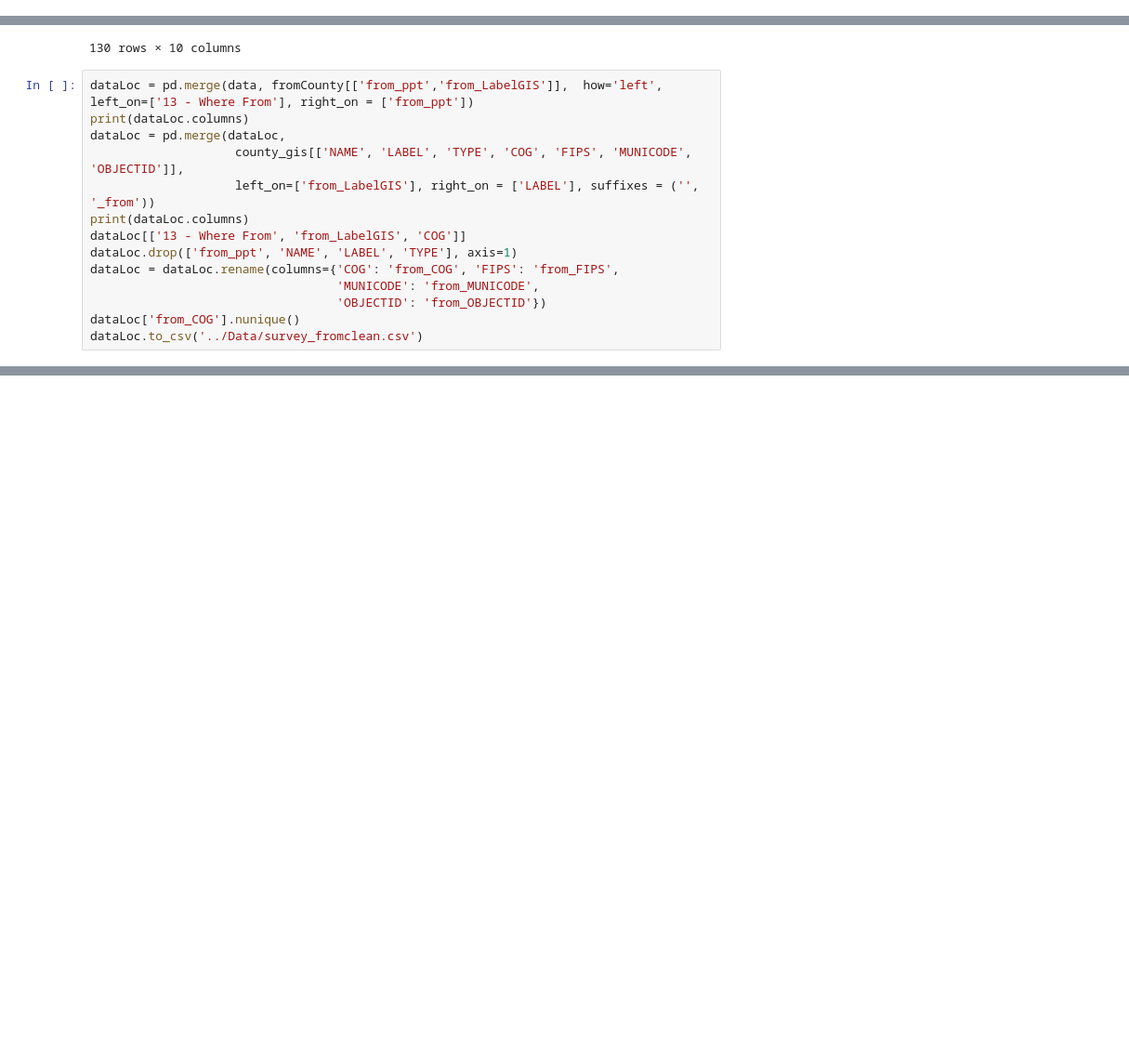
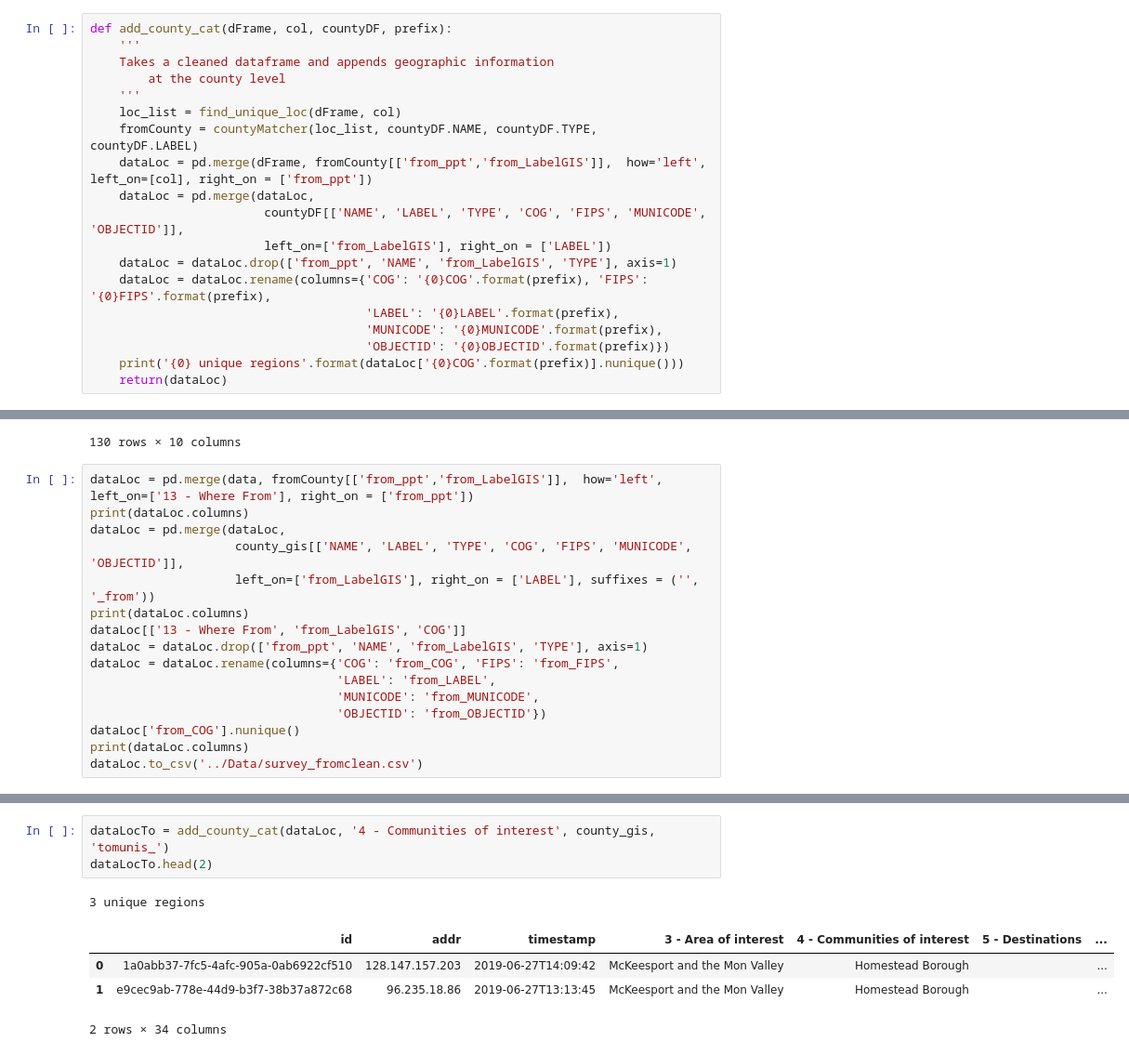
Before and after one commit to MattSamach/PPT_East_Busway, a Jupyter notebook: Notebooks/Report-Fan.ipynb, the cells around one changed output, grey strips where cells are left out. Shown at 93% size. Drawn from its saved outputs; the diff is of its cells as text; blank space fills up the shorter version.

```diff
--- a/Notebooks/Report-Fan.ipynb
+++ b/Notebooks/Report-Fan.ipynb
@@ -152,6 +151,25 @@ def countyMatcher(placelist, gisTown, gisType, gisAll):
 
     matches_all = pd.DataFrame(dict_list)
     return(matches_all)
+# %%
+def add_county_cat(dFrame, col, countyDF, prefix):
+    '''
+    Takes a cleaned dataframe and appends geographic information
+        at the county level
+    '''
+    loc_list = find_unique_loc(dFrame, col)
+    fromCounty = countyMatcher(loc_list, countyDF.NAME, countyDF.TYPE, countyDF.LABEL)
+    dataLoc = pd.merge(dFrame, fromCounty[['from_ppt','from_LabelGIS']],  how='left', left_on=[col], right_on = ['from_ppt'])
+    dataLoc = pd.merge(dataLoc,
+                        countyDF[['NAME', 'LABEL', 'TYPE', 'COG', 'FIPS', 'MUNICODE', 'OBJECTID']],
+                        left_on=['from_LabelGIS'], right_on = ['LABEL'])
+    dataLoc = dataLoc.drop(['from_ppt', 'NAME', 'from_LabelGIS', 'TYPE'], axis=1)
+    dataLoc = dataLoc.rename(columns={'COG': '{0}COG'.format(prefix), 'FIPS': '{0}FIPS'.format(prefix),
+                                      'LABEL': '{0}LABEL'.format(prefix),
+                                      'MUNICODE': '{0}MUNICODE'.format(prefix),
+                                      'OBJECTID': '{0}OBJECTID'.format(prefix)})
+    print('{0} unique regions'.format(dataLoc['{0}COG'.format(prefix)].nunique()))
+    return(dataLoc)
 # %%
 fromCounty = countyMatcher(from_loc, county_gis.NAME, county_gis.TYPE, county_gis.LABEL)
 fromCounty
@@ -193,11 +211,13 @@ dataLoc = pd.merge(dataLoc,
                     left_on=['from_LabelGIS'], right_on = ['LABEL'], suffixes = ('', '_from'))
 print(dataLoc.columns)
 dataLoc[['13 - Where From', 'from_LabelGIS', 'COG']]
-dataLoc.drop(['from_ppt', 'NAME', 'LABEL', 'TYPE'], axis=1)
+dataLoc = dataLoc.drop(['from_ppt', 'NAME', 'from_LabelGIS', 'TYPE'], axis=1)
 dataLoc = dataLoc.rename(columns={'COG': 'from_COG', 'FIPS': 'from_FIPS',
+                                  'LABEL': 'from_LABEL',
                                   'MUNICODE': 'from_MUNICODE',
                                   'OBJECTID': 'from_OBJECTID'})
 dataLoc['from_COG'].nunique()
+print(dataLoc.columns)
 dataLoc.to_csv('../Data/survey_fromclean.csv')
 # %% [output]
 Index(['id', 'addr', 'timestamp', '3 - Area of interest',
@@ -221,0 +247,9 @@ Index(['id', 'addr', 'timestamp', '3 - Area of interest',
+# %%
+dataLocTo = add_county_cat(dataLoc, '4 - Communities of interest', county_gis, 'tomunis_')
+dataLocTo.head(2)
+# %% [output]
+3 unique regions
+|  | id | addr | timestamp | 3 - Area of interest | 4 - Communities of interest | 5 - Destinations | ... |
+| 0 | 1a0abb37-7fc5-4afc-905a-0ab6922cf510 | 128.147.157.203 | 2019-06-27T14:09:42 | McKeesport and the Mon Valley | Homestead Borough |  | ... |
+| 1 | e9cec9ab-778e-44d9-b3f7-38b37a872c68 | 96.235.18.86 | 2019-06-27T13:13:45 | McKeesport and the Mon Valley | Homestead Borough |  | ... |
+2 rows × 34 columns
```
Also changed, not shown: parts of 4 cells of this notebook, 3 other files.
